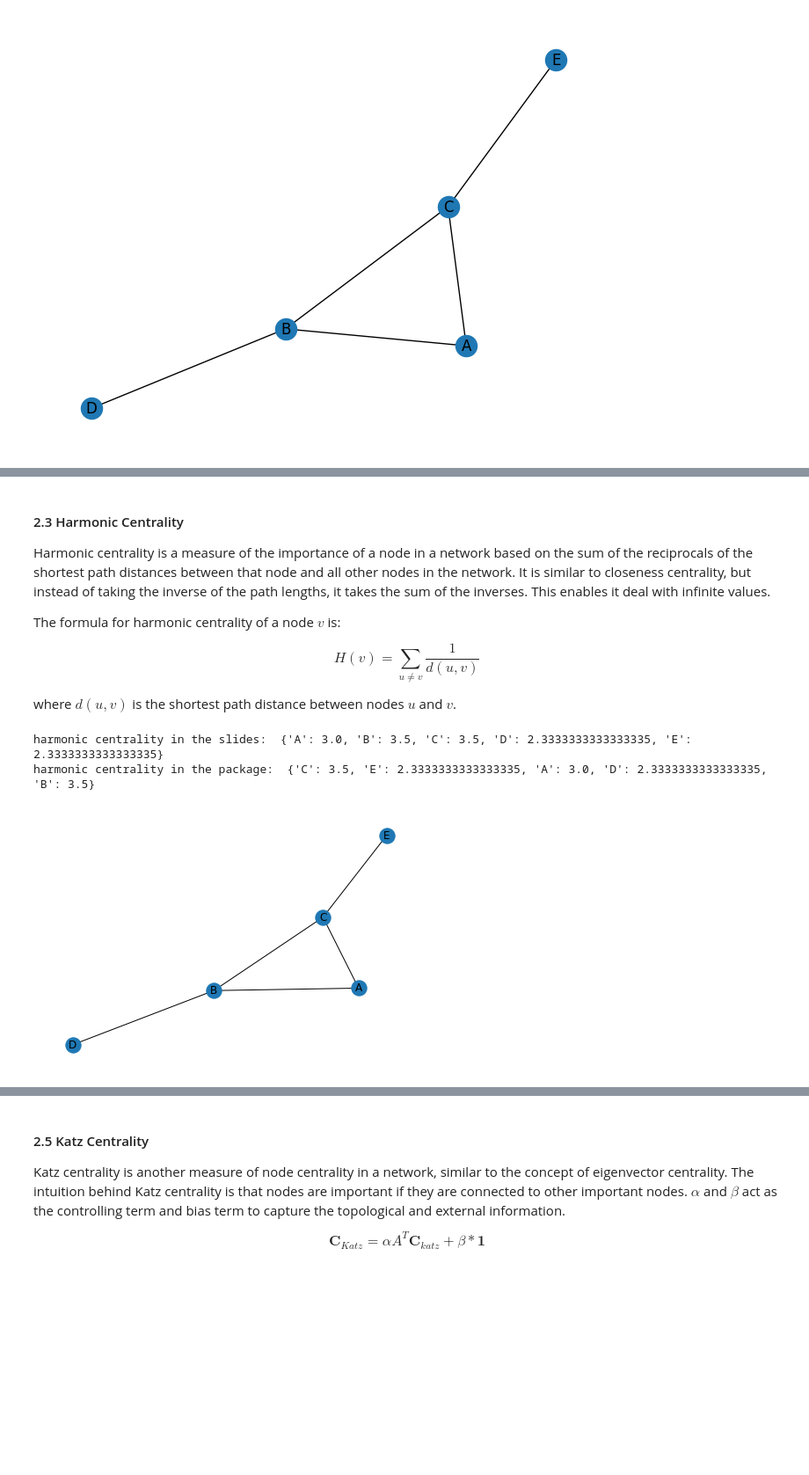
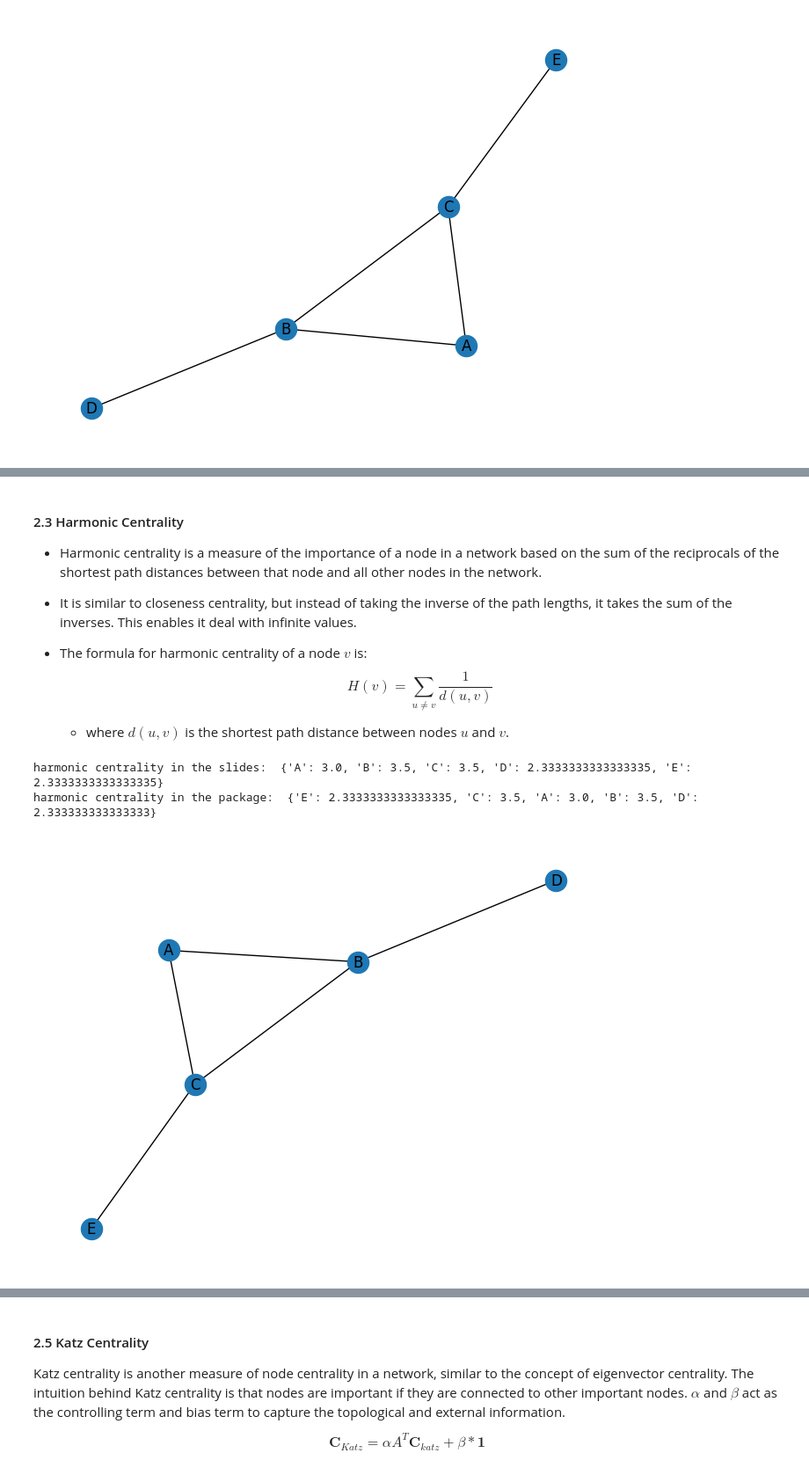
Before and after one commit to Renee0330/bob_study_allFiles, a Jupyter notebook: 02_Tutorial_Week3.ipynb, the cells around one changed output, grey strips where cells are left out. Shown: that part at 88% size. Drawn from its saved outputs; the diff is of its cells as text; code cells hidden in the pictures; blank space fills up the shorter version.

```diff
--- a/02_Tutorial_Week3.ipynb
+++ b/02_Tutorial_Week3.ipynb
@@ -181,42 +199,34 @@ closeness centrality in the package:  {'A': 0.6666666666666666, 'B': 0.8, 'C': 0
 # %% [markdown]
 #### 2.3 Harmonic Centrality
 
-Harmonic centrality is a measure of the importance of a node in a network based on the sum of the reciprocals of the shortest path distances between that node and all other nodes in the network. It is similar to closeness centrality, but instead of taking the inverse of the path lengths, it takes the sum of the inverses. This enables it deal with infinite values.
+* Harmonic centrality is a measure of the importance of a node in a network based on the sum of the reciprocals of the shortest path distances between that node and all other nodes in the network.
+* It is similar to closeness centrality, but instead of taking the inverse of the path lengths, it takes the sum of the inverses. This enables it deal with infinite values.
 
-The formula for harmonic centrality of a node $v$ is:
-
+* The formula for harmonic centrality of a node $v$ is:
 $$H(v) = \sum_{u\neq v} \frac{1}{d(u,v)}$$
-
-where $d(u,v)$ is the shortest path distance between nodes $u$ and $v$.
+  * where $d(u,v)$ is the shortest path distance between nodes $u$ and $v$.
 # %%
-graph = {'A': ['B','C'],
-         'B': ['A','C','D'],
-         'C': ['A','B','E'],
-         'D': ['B'],
-         'E': ['C']
-        }
-
 def harmonic_centrality(adj_list):
     num_nodes = len(adj_list)
     hc = {}
     for node in adj_list:
         dist = bfs(adj_list, node)
         hc[node] = 0
         # Sum the distances of a node to all other nodes
         for number in [v for k, v in dist.items() if k != node]:
             if number != float('inf'):
                 hc[node] += (1 / number)
             else:
                 hc[node] += 0
     return hc
 
 plot_graph(graph)
 print("harmonic centrality in the slides: ", harmonic_centrality(graph))
 print("harmonic centrality in the package: ", nx.harmonic_centrality(graph_networkx(graph)))
 # %% [output]
 harmonic centrality in the slides:  {'A': 3.0, 'B': 3.5, 'C': 3.5, 'D': 2.3333333333333335, 'E': 2.3333333333333335}
-harmonic centrality in the package:  {'C': 3.5, 'E': 2.3333333333333335, 'A': 3.0, 'D': 2.3333333333333335, 'B': 3.5}
+harmonic centrality in the package:  {'E': 2.3333333333333335, 'C': 3.5, 'A': 3.0, 'B': 3.5, 'D': 2.333333333333333}
-[figure, old version]
+[figure, new version]
 # %% [markdown]
 #### 2.4 Eigen Centrality
 
```
Also changed, not shown: parts of 4 cells of this notebook.
